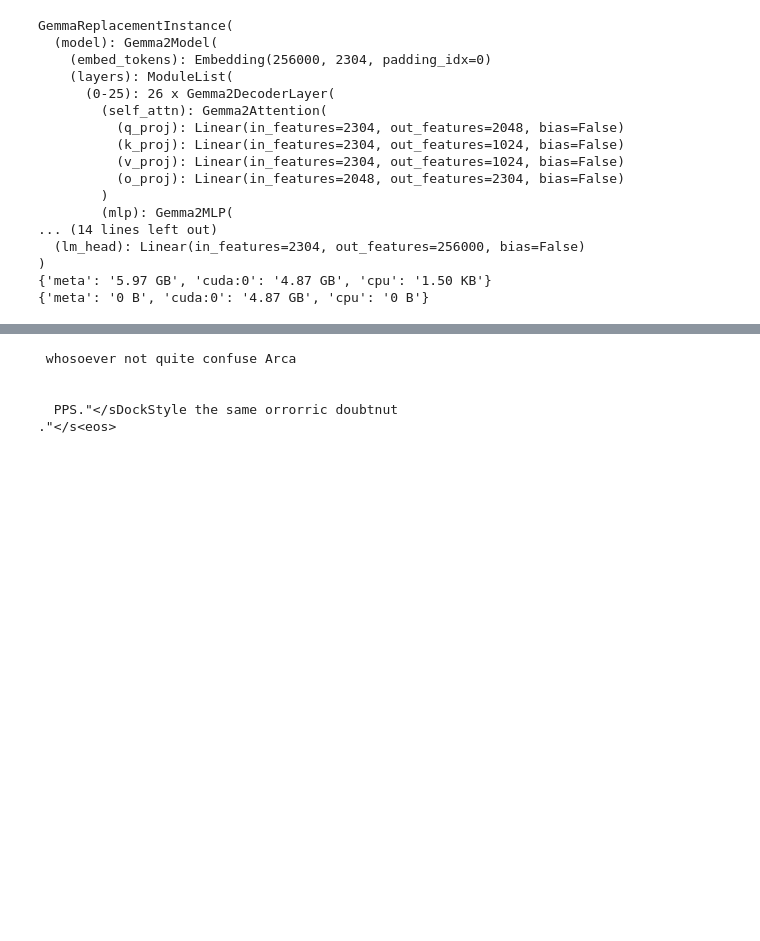
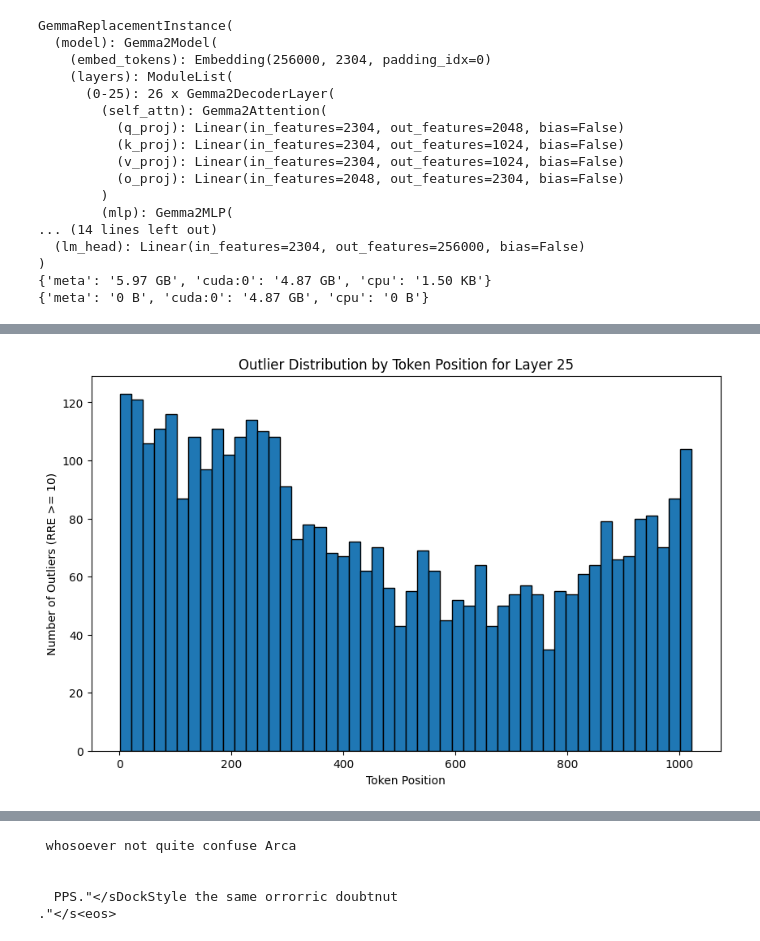
Before and after one commit to evan-lloyd/mechinterp-experiments, a Jupyter notebook: transformers_sae/scratch.ipynb, the cells around one changed output, grey strips where cells are left out. Drawn from its saved outputs; the diff is of its cells as text; code cells hidden in the pictures; blank space fills up the shorter version.

```diff
--- a/transformers_sae/scratch.ipynb
+++ b/transformers_sae/scratch.ipynb
@@ -187,0 +287,19 @@ Running validations for replacement starting at 11
+# %%
+# Histogram of token positions for outliers
+position_ids = validations[0].position_ids
+rre_values = validations[0].layer_results[plot_layer].rre
+
+# Get positions of outliers
+outlier_mask = (rre_values >= outlier_threshold | ~np.isfinite(rre_values))
+outlier_positions = position_ids[outlier_mask]
+
+plt.figure(figsize=(10, 6))
+plt.hist(outlier_positions, bins=50, edgecolor='black')
+plt.xlabel('Token Position')
+plt.ylabel(f'Number of Outliers (RRE >= {outlier_threshold})')
+plt.title(f'Outlier Distribution by Token Position for Layer {plot_layer}')
+plt.show()
+
+current_plot_to_svg()
+# %% [output]
+[figure, added]
```
Also changed, not shown: parts of 12 cells of this notebook, 3 other files.
